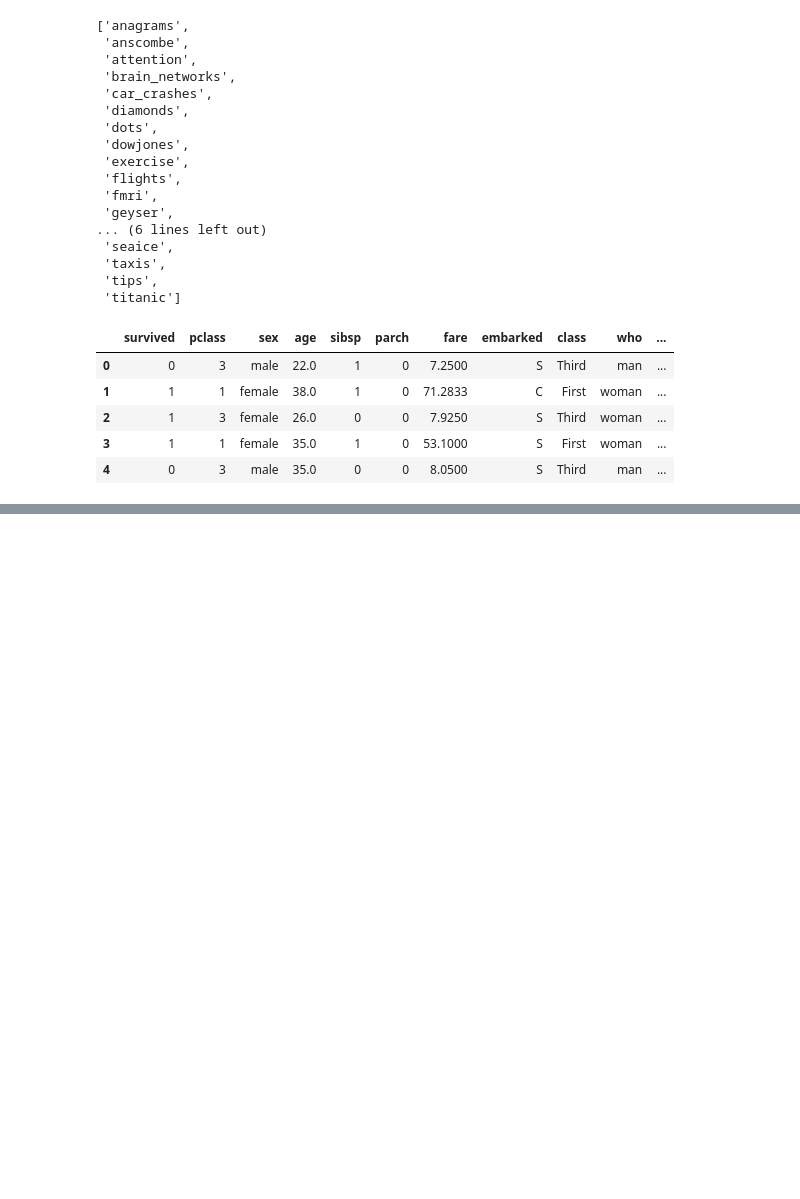
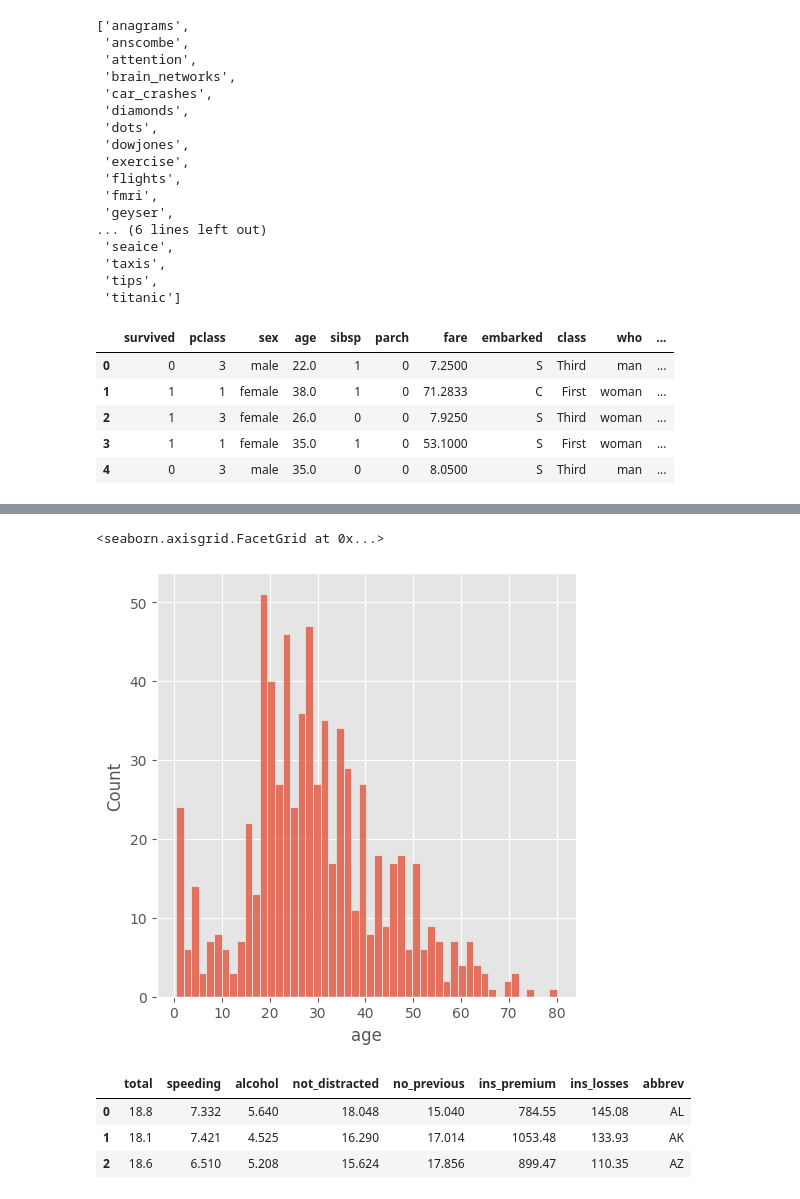
Before and after one commit to danielprinceD/DataScience, a Jupyter notebook: seaborn.ipynb, the cells around one changed output, grey strips where cells are left out. Saved outputs shown, nothing was run; the diff lists cells and outputs as text; code cells hidden in the pictures; blank space fills up the shorter version.

Commit message:
feat:added seaborn style

```diff
--- a/seaborn.ipynb
+++ b/seaborn.ipynb
@@ -46,0 +47,13 @@ Text(0.5, 1.0, 'Titanic Survived Man Vs Women')
+# %%
+sns.displot(titanic['age'] , bins=50)
+# %% [output]
+<seaborn.axisgrid.FacetGrid at 0x...>
+[figure, added]
+# %%
+car_crash = sns.load_dataset('car_crashes')
+car_crash.head(3)
+# %% [output]
+|  | total | speeding | alcohol | not_distracted | no_previous | ins_premium | ins_losses | abbrev |
+| 0 | 18.8 | 7.332 | 5.640 | 18.048 | 15.040 | 784.55 | 145.08 | AL |
+| 1 | 18.1 | 7.421 | 4.525 | 16.290 | 17.014 | 1053.48 | 133.93 | AK |
+| 2 | 18.6 | 6.510 | 5.208 | 15.624 | 17.856 | 899.47 | 110.35 | AZ |
```
Also changed, not shown: parts of 6 cells of this notebook.
